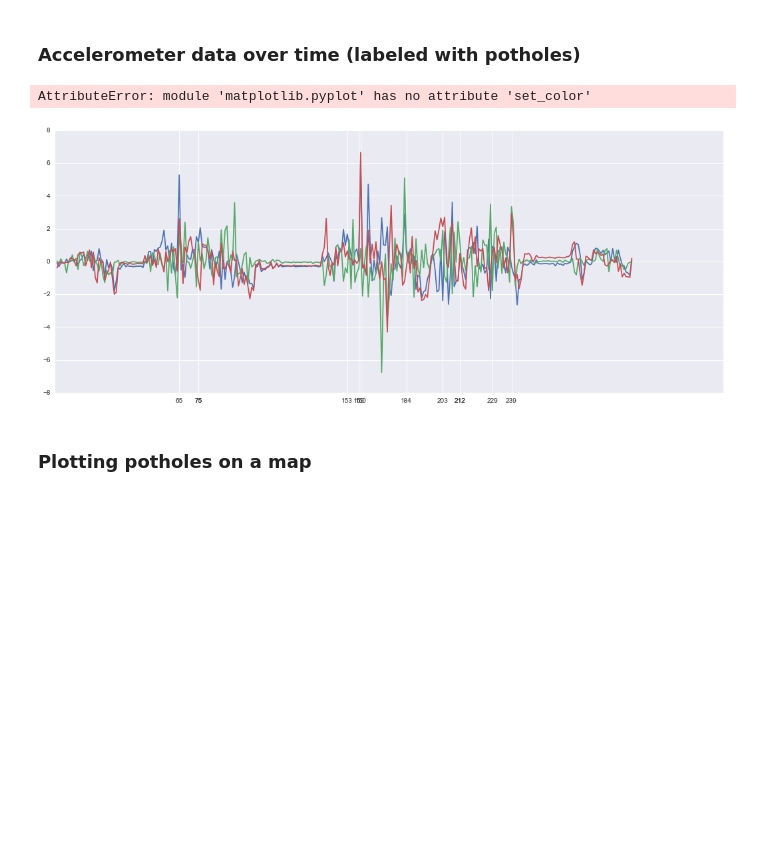
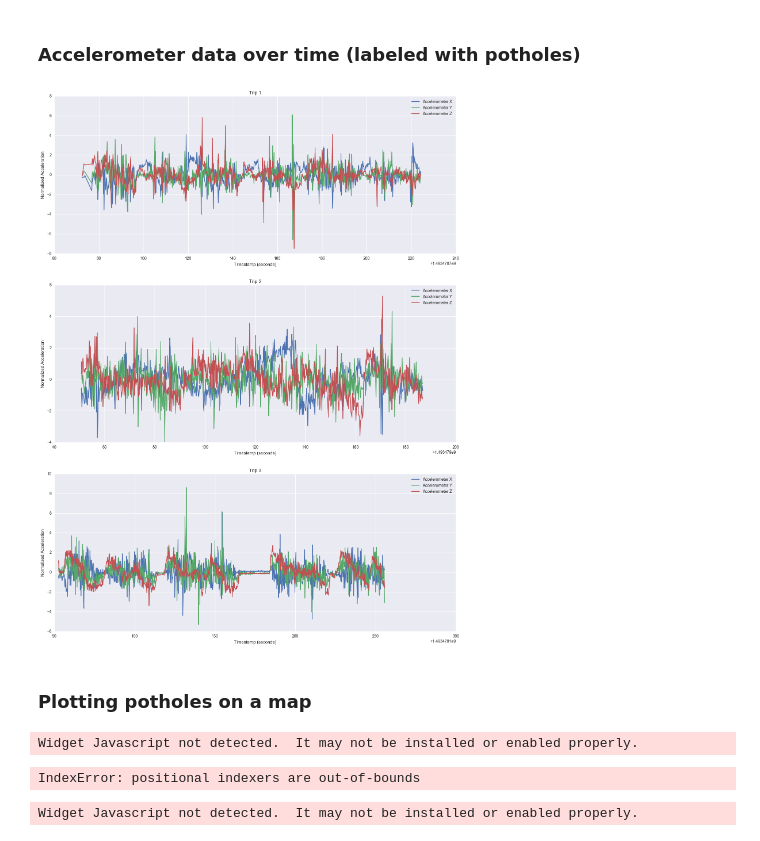
Before and after one commit to shouvikmani/Intelligent-Pothole-Detection, a Jupyter notebook: DataGame.ipynb, the cells around one changed output. Cells and saved outputs as stored; diff of their text form; code cells hidden in the pictures; blank space fills up the shorter version.

Commit message:
DataGame update

```diff
--- a/DataGame.ipynb
+++ b/DataGame.ipynb
@@ -51,35 +51,34 @@ trip1_sensors.head()
 ### Accelerometer data over time (labeled with potholes)
 # %%
 trips = [
-    ['Trip 1', 'data/trip1_02-22-17_potholes.csv', 'data/trip1_02-22-17_sensors.csv'],
-    ['Trip 2', 'data/trip2_02-22-17_potholes.csv', 'data/trip2_02-22-17_sensors.csv'],
-    ['Trip 3', 'data/trip3_02-22-17_potholes.csv', 'data/trip3_02-22-17_sensors.csv']
+    ['Trip 1', 'data/trip1_02-22-17_potholes.csv', 'data/Good_Road_Bad_Road/4_29_roadcond_sensors_BAD_t7.csv'],
+    ['Trip 2', 'data/trip2_02-22-17_potholes.csv', 'data/Good_Road_Bad_Road/4_29_roadcond_sensors_FAIR_t9.csv'],
+    ['Trip 3', 'data/trip3_02-22-17_potholes.csv', 'data/Good_Road_Bad_Road/4_29_roadcond_sensors_GOOD_t3.csv']
 ]
 rescale_cols = ['speed', 'accelerometerX', 'accelerometerY', 'accelerometerZ']
 
 plt.figure(figsize=(18,24))
 for i, trip in enumerate(trips):
     trip_name, trip_potholes_filename, trip_sensors_filename = trip
     trip_data = get_trip_data(trip_potholes_filename, trip_sensors_filename)
     trip_potholes_df, trip_sensors_df = trip_data
     trip_sensors_df = rescale(trip_sensors_df, rescale_cols)
     trip_all_timestamps = trip_sensors_df['timestamp']
     trip_potholes_timestamps = trip_potholes_df['timestamp']
 
     plt.subplot(3, 1, i+1)
     # plt.plot(trip_timestamps, np.array(trip_sensors_df['speed']), label='Speed')
     plt.plot(trip_all_timestamps, np.array(trip_sensors_df['accelerometerX']), label='Accelerometer X')
     plt.plot(trip_all_timestamps, np.array(trip_sensors_df['accelerometerY']), label='Accelerometer Y')
     plt.plot(trip_all_timestamps, np.array(trip_sensors_df['accelerometerZ']), label='Accelerometer Z')
     potholes = np.array(trip_potholes_timestamps)
-    plt.xticks(potholes)
+    #plt.xticks(potholes)
     plt.title(trip_name)
     plt.xlabel('Timestamp (seconds)')
     plt.ylabel('Normalized Acceleration')
     plt.legend()
 # %% [output]
-AttributeError: module 'matplotlib.pyplot' has no attribute 'set_color'
-[figure, old version]
+[figure, new version]
 # %% [markdown]
 ### Plotting potholes on a map
 # %%
@@ -108,7 +107,13 @@ def create_potholes_map(trip):
     return m
 # %%
 create_potholes_map(trips[0])
+# %% [output]
+Widget Javascript not detected.  It may not be installed or enabled properly.
 # %%
 create_potholes_map(trips[1])
+# %% [output]
+IndexError: positional indexers are out-of-bounds
 # %%
 create_potholes_map(trips[2])
+# %% [output]
+Widget Javascript not detected.  It may not be installed or enabled properly.
```
Also changed, not shown: parts of 2 cells of this notebook, 1 other file.
